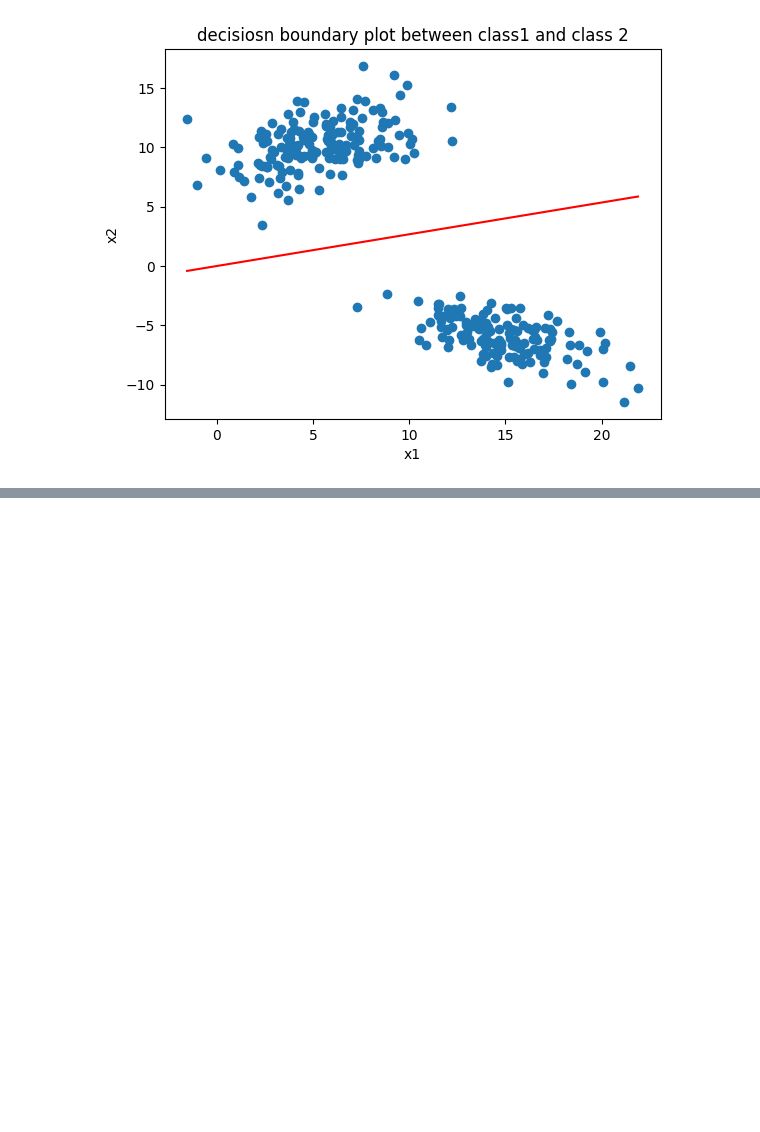
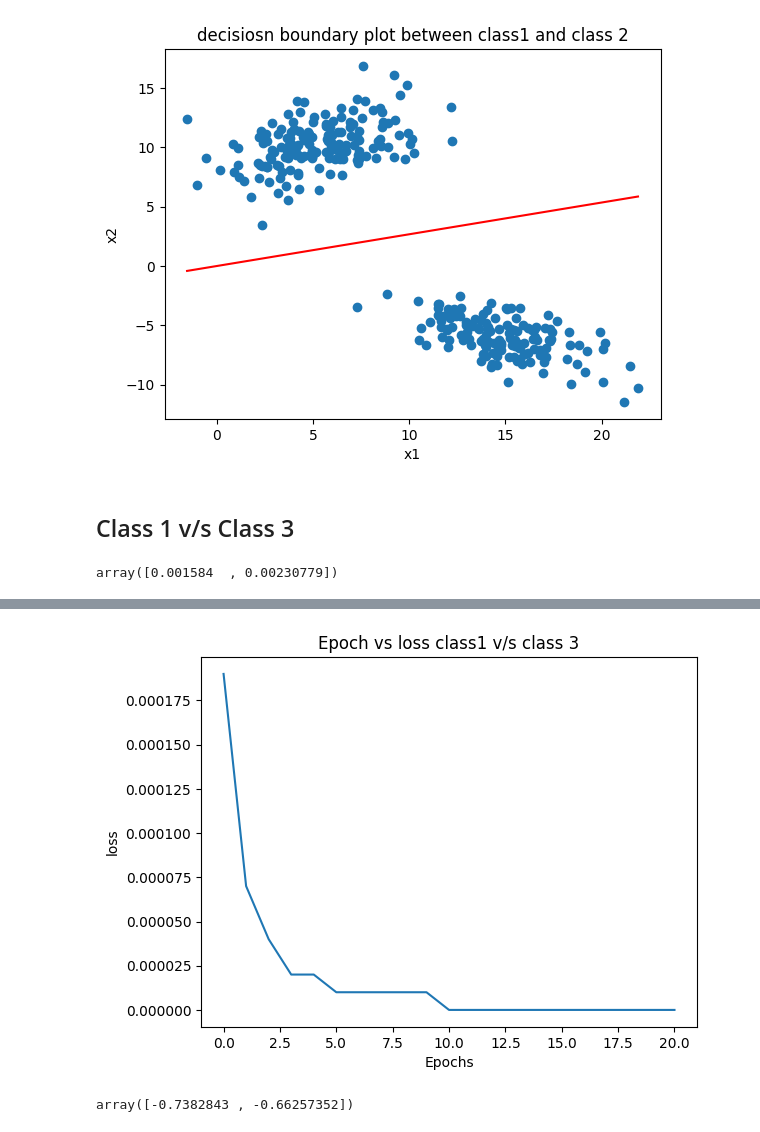
Before and after one commit to ShubhamPatwar/Projects, a Jupyter notebook: DL assignments/Assignment_1/assignment_1_solved/Assignmnet_1_part_1.ipynb, the cells around one changed output, grey strips where cells are left out. Drawn from its saved outputs; the diff is of its cells as text; code cells hidden in the pictures; blank space fills up the shorter version.

```diff
--- a/DL assignments/Assignment_1/assignment_1_solved/Assignmnet_1_part_1.ipynb
+++ b/DL assignments/Assignment_1/assignment_1_solved/Assignmnet_1_part_1.ipynb
@@ -228,3 +228,69 @@ plt.ylabel("x2")
 plt.show()
 # %% [output]
 [figure]
+# %% [markdown]
+## Class 1 v/s Class 3
+# %%
+class_1_with_label  , class_3_with_label = binary_data_class_maker(class1 , class3)
+
+
+class_1_3_data  = np.concatenate((class_1_with_label  , class_3_with_label), axis= 0)
+
+
+np.random.shuffle(class_1_3_data)
+
+# Splitting the data
+
+split = int(len(class_1_3_data)*0.7)
+
+train_1_3 = class_1_3_data[ :split]
+test_1_3 = class_1_3_data[split : ]
+# %%
+weights_1_3 = np.random.randn(2)*0.01 # shape: (2,)
+weights_1_3
+# %% [output]
+array([0.001584  , 0.00230779])
+# %%
+# training on class 1 v/s class2
+
+
+
+eta = 0.01
+Epoches  = 20
+Epoch_loss = []
+
+for epoch in range(Epoches+1):
+    loss = []
+
+    for i in train_1_3 : # SGD ,becasue it is updating at every step.
+
+        a = np.dot(weights_1_3.T,i[0:2])
+        # print(f"weights are {weights} and input {i[0:2]} --> dot_product is {a}")
+
+        y_cap = sigmoidal_function(a)
+        y = i[2]
+        E = ( y - y_cap)**2
+
+        loss.append(E)
+
+        avg_loss = np.mean(E)
+        weights_1_3 = weights_1_3 + 2*eta*(y-y_cap)*(y_cap)*(1-y_cap)*i[0:2]
+
+        print(f"Epoch no. {epoch+1} | instant loss = {round(E,4)} | avg_loss = {round(avg_loss,4)}")
+
+    Epoch_loss.append(round(avg_loss,5))
+
+
+epoch_mean_loss  = np.mean(Epoch_loss)
+
+
+
+
+print(f"Total epochs {Epoches} and avg loss after these epochs is {round(epoch_mean_loss,5)} and the method used is SGD")
+
+plt.plot(Epoch_loss)
+plt.xlabel("Epochs")
+plt.ylabel("loss")
+plt.title("Epoch vs loss class1 v/s class 3")
+plt.show()
+# %% [output]
@@ -230,0 +314,5 @@ plt.show()
+[figure, added]
+# %%
+weights_1_3
+# %% [output]
+array([-0.7382843 , -0.66257352])
```
Also changed, not shown: parts of 12 cells of this notebook.
